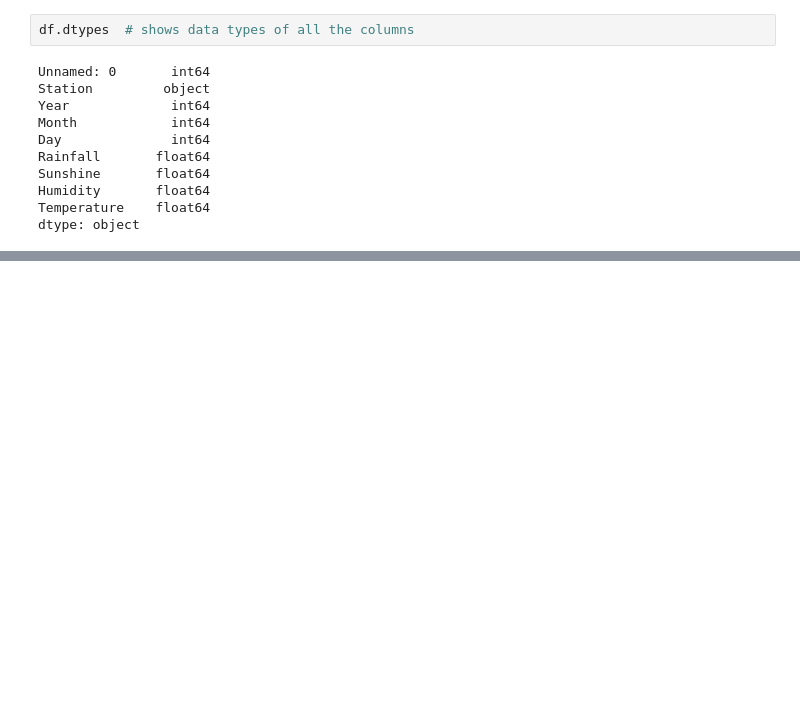
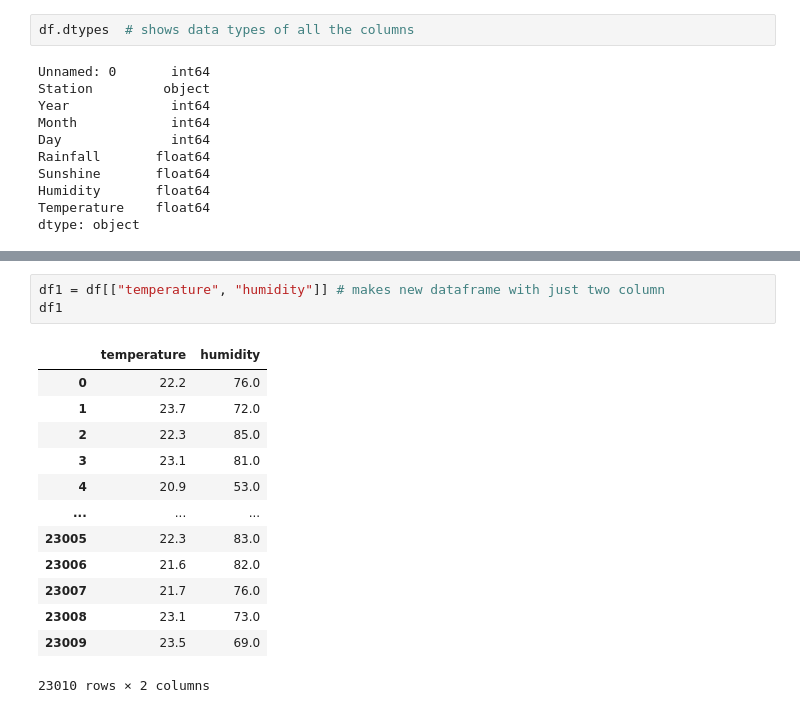
Before and after one commit to tanvirulislam149/ML_tutorial, a Jupyter notebook: Module_2.ipynb, the cells around one changed output, grey strips where cells are left out. Saved outputs shown, nothing was run; the diff lists cells and outputs as text; blank space fills up the shorter version.

```diff
--- a/Module_2.ipynb
+++ b/Module_2.ipynb
@@ -246,0 +265,17 @@ dtype: object
+# %%
+df1 = df[["temperature", "humidity"]] # makes new dataframe with just two column
+df1
+# %% [output]
+|  | temperature | humidity |
+| 0 | 22.2 | 76.0 |
+| 1 | 23.7 | 72.0 |
+| 2 | 22.3 | 85.0 |
+| 3 | 23.1 | 81.0 |
+| 4 | 20.9 | 53.0 |
+| ... | ... | ... |
+| 23005 | 22.3 | 83.0 |
+| 23006 | 21.6 | 82.0 |
+| 23007 | 21.7 | 76.0 |
+| 23008 | 23.1 | 73.0 |
+| 23009 | 23.5 | 69.0 |
+23010 rows × 2 columns
```
Also changed, not shown: parts of 7 cells of this notebook.
